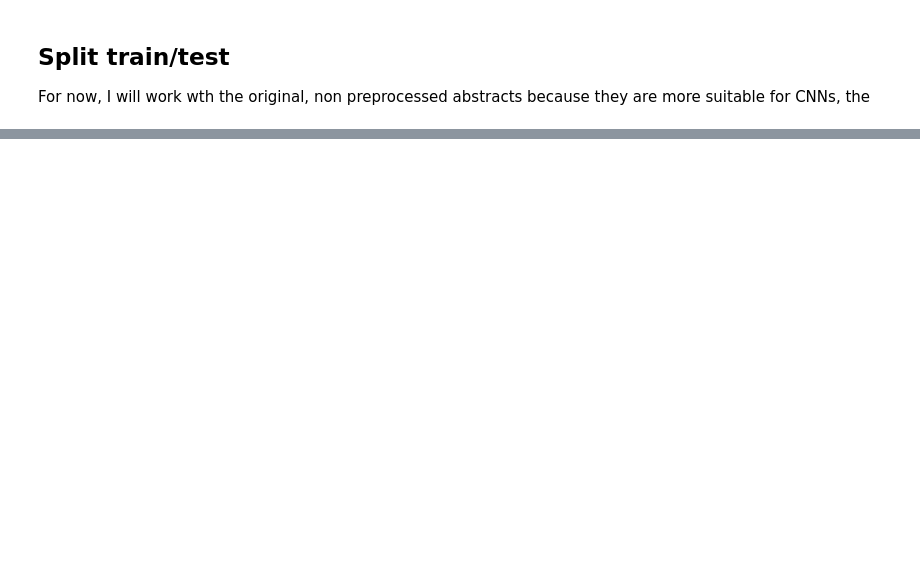
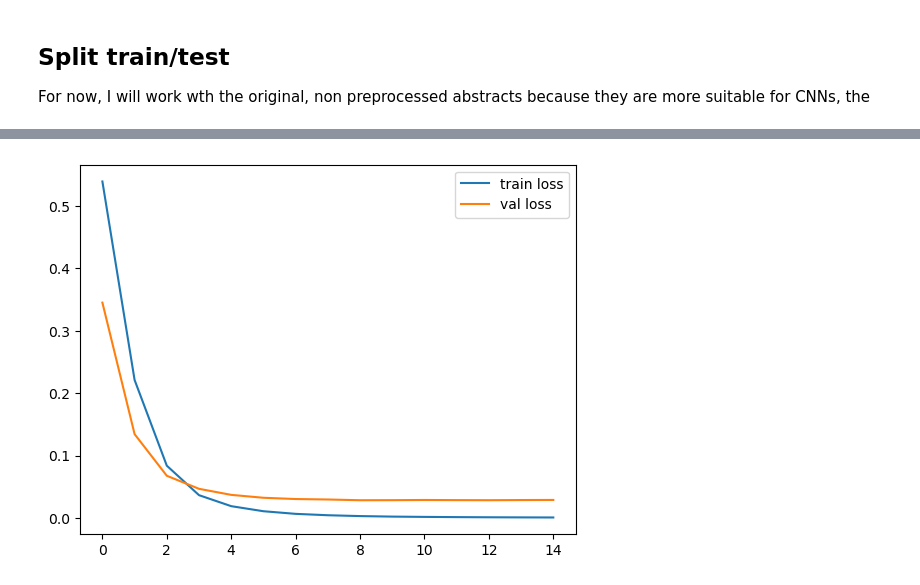
Before and after one commit to MichielNoback/pesticide_literature, a Jupyter notebook: abstract_retrieval_pipeline.ipynb, the cells around one changed output, grey strips where cells are left out. Cells and saved outputs as stored; diff of their text form; code cells hidden in the pictures; blank space fills up the shorter version.

Commit message:
much too late - work on pipeline

```diff
--- a/abstract_retrieval_pipeline.ipynb
+++ b/abstract_retrieval_pipeline.ipynb
@@ -282,0 +533,7 @@ print(f'train sequences: {len(sequences_train)}; test sequences: {len(sequences_
+# %%
+# pad sequences so that we get a N x T matrix
+data_train = pad_sequences(sequences_train)
+print('Shape of data train tensor:', data_train.shape)
+
+# get sequence length
+T = data_train.shape[1]
@@ -282,0 +542,8 @@ print(f'train sequences: {len(sequences_train)}; test sequences: {len(sequences_
+# %%
+# also pad the test sequences. Note that we use the same T as for the training data
+# (this is important!)
+data_test = pad_sequences(sequences_test, maxlen=T)
+data_val = pad_sequences(sequences_val, maxlen=T)
+data_val_pos = pad_sequences(sequences_val_pos, maxlen=T)
+
+print('Shape of data test tensor:', data_test.shape)
@@ -282,0 +577,18 @@ print(f'train sequences: {len(sequences_train)}; test sequences: {len(sequences_
+# %%
+
+# these are the default values; but included for information value
+optm = optimizers.Adam(learning_rate=0.001, beta_1=0.9, beta_2=0.999, amsgrad=False)
+
+# Compile and fit
+model_cnn.compile(
+	loss=SparseCategoricalCrossentropy(from_logits=True),
+	optimizer=optm,
+	metrics=['accuracy']
+)
+# %%
+r = model_cnn.fit(
+	data_train,
+	y_train, #df_train['label'],
+	epochs=15, # after 15 epochs, nothing much changes anymore (previously tested)
+	validation_data=(data_test, y_test)#df_test['label'])
+)
@@ -282,0 +619,7 @@ print(f'train sequences: {len(sequences_train)}; test sequences: {len(sequences_
+# %%
+# Plot loss per iteration
+plt.plot(r.history['loss'], label='train loss')
+plt.plot(r.history['val_loss'], label='val loss')
+plt.legend();
+# %% [output]
+[figure, added]
```
Also changed, not shown: parts of 86 cells of this notebook, 19 other files.
